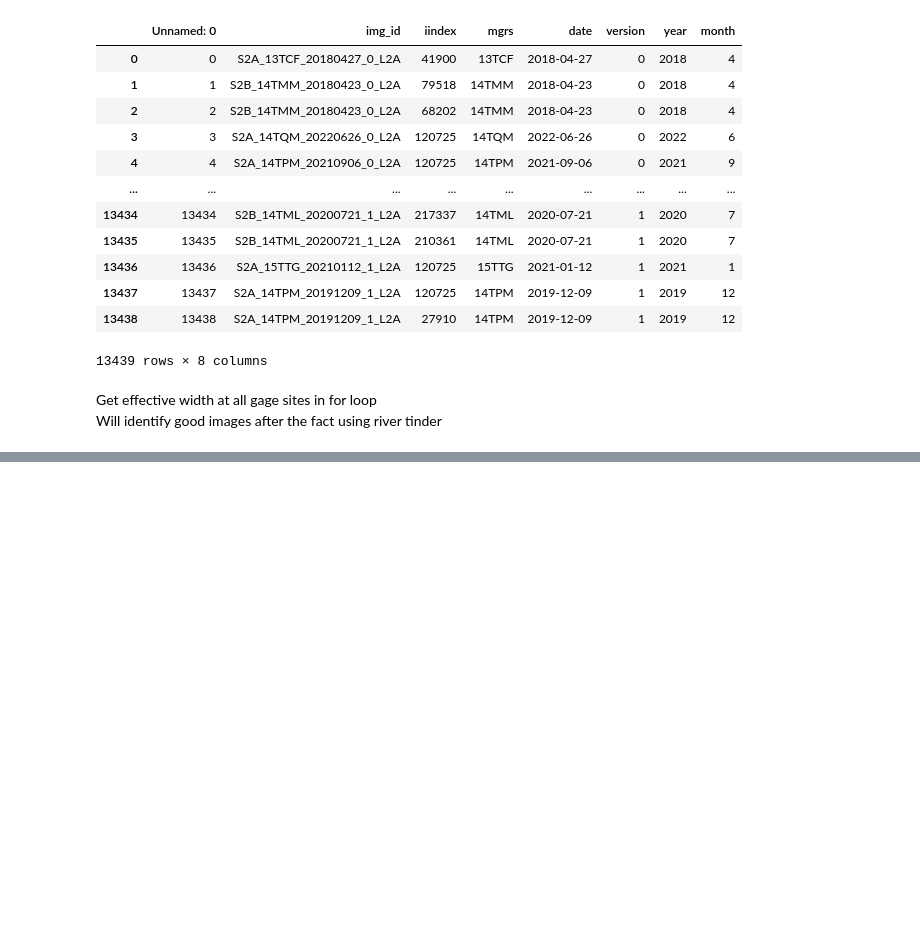
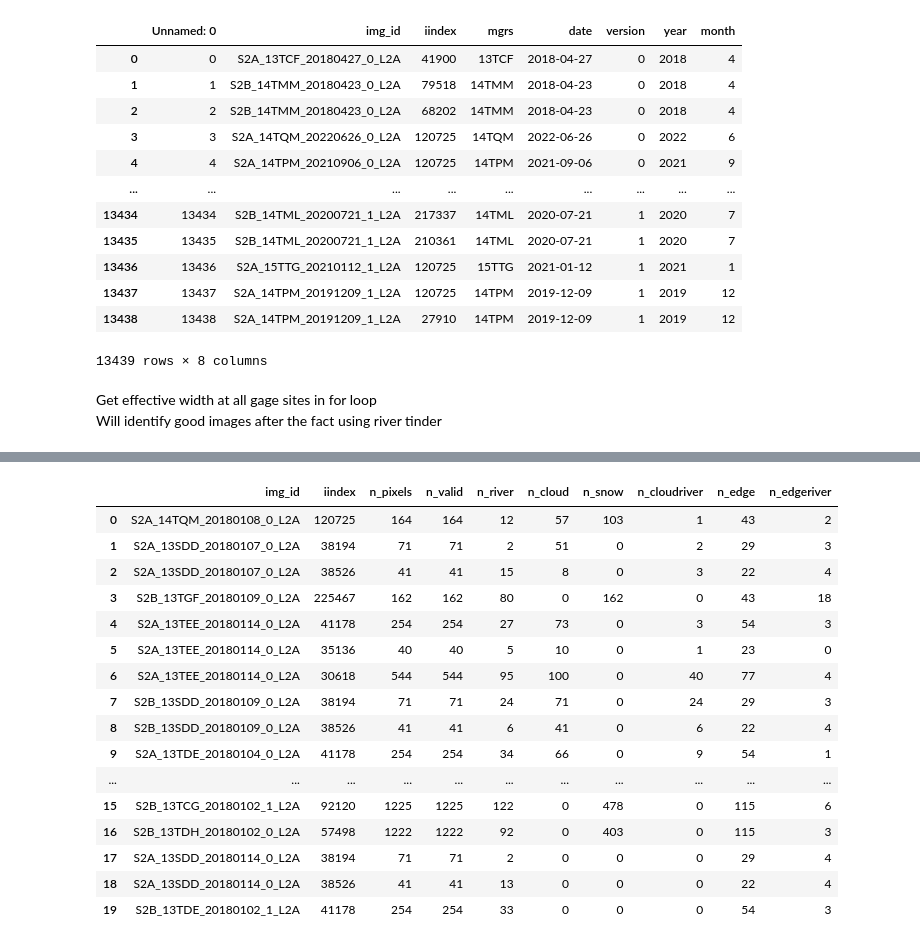
Before and after one commit to wherediddavidgo/multitemporal_RSSA, a Jupyter notebook: stac_processing_download.ipynb, the cells around one changed output, grey strips where cells are left out. Saved outputs shown, nothing was run; the diff lists cells and outputs as text; code cells hidden in the pictures; blank space fills up the shorter version.

```diff
--- a/stac_processing_download.ipynb
+++ b/stac_processing_download.ipynb
@@ -356,10 +341,6 @@ def process_image(img, view_geom, otsu_geom):
             ndwi_threshold = 1
             nir_threshold = 1
 
-        # print(ndwi_threshold)
-        # print(nir_threshold)
-
-
         wmask = (ndwi_v >= ndwi_threshold) & (b8v <= nir_threshold)
 
         cloudmask = np.isin(sclv, [7, 8, 9]).astype('uint8')
@@ -410,6 +391,12 @@ def GENERATE_MASKS(img_id, poly_idx, squares, pills, circles, vector_centerlines
 def count_pixels(rmask, cloudmask, snowmask, ndmask, transform, circle):
     circle_mask = rasterize([circle], out_shape = rmask.shape, transform=transform, dtype='uint8', all_touched=True) == 1
 
+    kernel = np.array([[0, 1, 0],
+                       [1, 1, 1],
+                       [0, 1, 0]]).astype('uint8')
+    big_circle = dilate(circle_mask.astype('uint8'), kernel, iterations=1)
+    ring_mask = big_circle & ~circle_mask
+
     n_pixels = circle_mask.sum()
     n_valid = (circle_mask & ndmask).sum()
     n_river = (circle_mask & rmask).sum()
@@ -417,7 +404,10 @@ def count_pixels(rmask, cloudmask, snowmask, ndmask, transform, circle):
     n_snow = (circle_mask & snowmask).sum()
     n_cloudriver = (circle_mask & rmask & cloudmask).sum()
 
-    return n_pixels, n_valid, n_river, n_cloud, n_snow, n_cloudriver
+    n_edge = ring_mask.sum()
+    n_edgeriver = (ring_mask & rmask).sum()
+
+    return n_pixels, n_valid, n_river, n_cloud, n_snow, n_cloudriver, n_edge, n_edgeriver
 # %%
 def show_plot(img_id, poly_idx, squares, pills, circles, vector_centerlines):
     ndwi, rmask, cloudmask, snowmask, ndmask, wwindow_transform, circle_poly = GENERATE_MASKS(img_id, poly_idx, squares, pills, circles, vector_centerlines)
@@ -559,0 +532,20 @@ for year in [2018, 2019, 2020, 2021, 2022, 2023, 2024]:
+# %%
+output
+# %% [output]
+|  | img_id | iindex | n_pixels | n_valid | n_river | n_cloud | n_snow | n_cloudriver | n_edge | n_edgeriver |
+| 0 | S2A_14TQM_20180108_0_L2A | 120725 | 164 | 164 | 12 | 57 | 103 | 1 | 43 | 2 |
+| 1 | S2A_13SDD_20180107_0_L2A | 38194 | 71 | 71 | 2 | 51 | 0 | 2 | 29 | 3 |
+| 2 | S2A_13SDD_20180107_0_L2A | 38526 | 41 | 41 | 15 | 8 | 0 | 3 | 22 | 4 |
+| 3 | S2B_13TGF_20180109_0_L2A | 225467 | 162 | 162 | 80 | 0 | 162 | 0 | 43 | 18 |
+| 4 | S2A_13TEE_20180114_0_L2A | 41178 | 254 | 254 | 27 | 73 | 0 | 3 | 54 | 3 |
+| 5 | S2A_13TEE_20180114_0_L2A | 35136 | 40 | 40 | 5 | 10 | 0 | 1 | 23 | 0 |
+| 6 | S2A_13TEE_20180114_0_L2A | 30618 | 544 | 544 | 95 | 100 | 0 | 40 | 77 | 4 |
+| 7 | S2B_13SDD_20180109_0_L2A | 38194 | 71 | 71 | 24 | 71 | 0 | 24 | 29 | 3 |
+| 8 | S2B_13SDD_20180109_0_L2A | 38526 | 41 | 41 | 6 | 41 | 0 | 6 | 22 | 4 |
+| 9 | S2A_13TDE_20180104_0_L2A | 41178 | 254 | 254 | 34 | 66 | 0 | 9 | 54 | 1 |
+| ... | ... | ... | ... | ... | ... | ... | ... | ... | ... | ... |
+| 15 | S2B_13TCG_20180102_1_L2A | 92120 | 1225 | 1225 | 122 | 0 | 478 | 0 | 115 | 6 |
+| 16 | S2B_13TDH_20180102_0_L2A | 57498 | 1222 | 1222 | 92 | 0 | 403 | 0 | 115 | 3 |
+| 17 | S2A_13SDD_20180114_0_L2A | 38194 | 71 | 71 | 2 | 0 | 0 | 0 | 29 | 4 |
+| 18 | S2A_13SDD_20180114_0_L2A | 38526 | 41 | 41 | 13 | 0 | 0 | 0 | 22 | 4 |
+| 19 | S2B_13TDE_20180102_1_L2A | 41178 | 254 | 254 | 33 | 0 | 0 | 0 | 54 | 3 |
```
Also changed, not shown: parts of 7 cells of this notebook.
